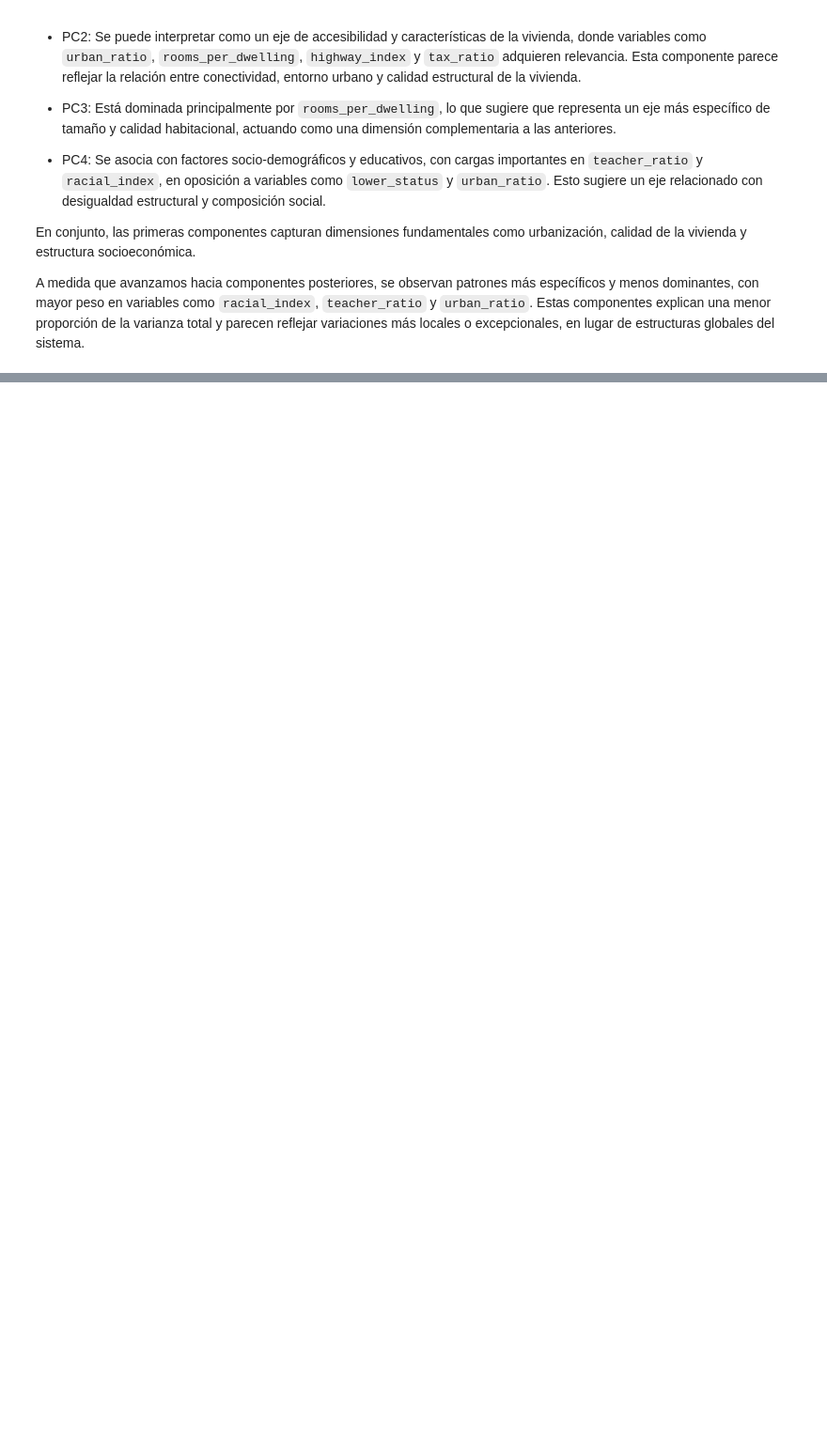
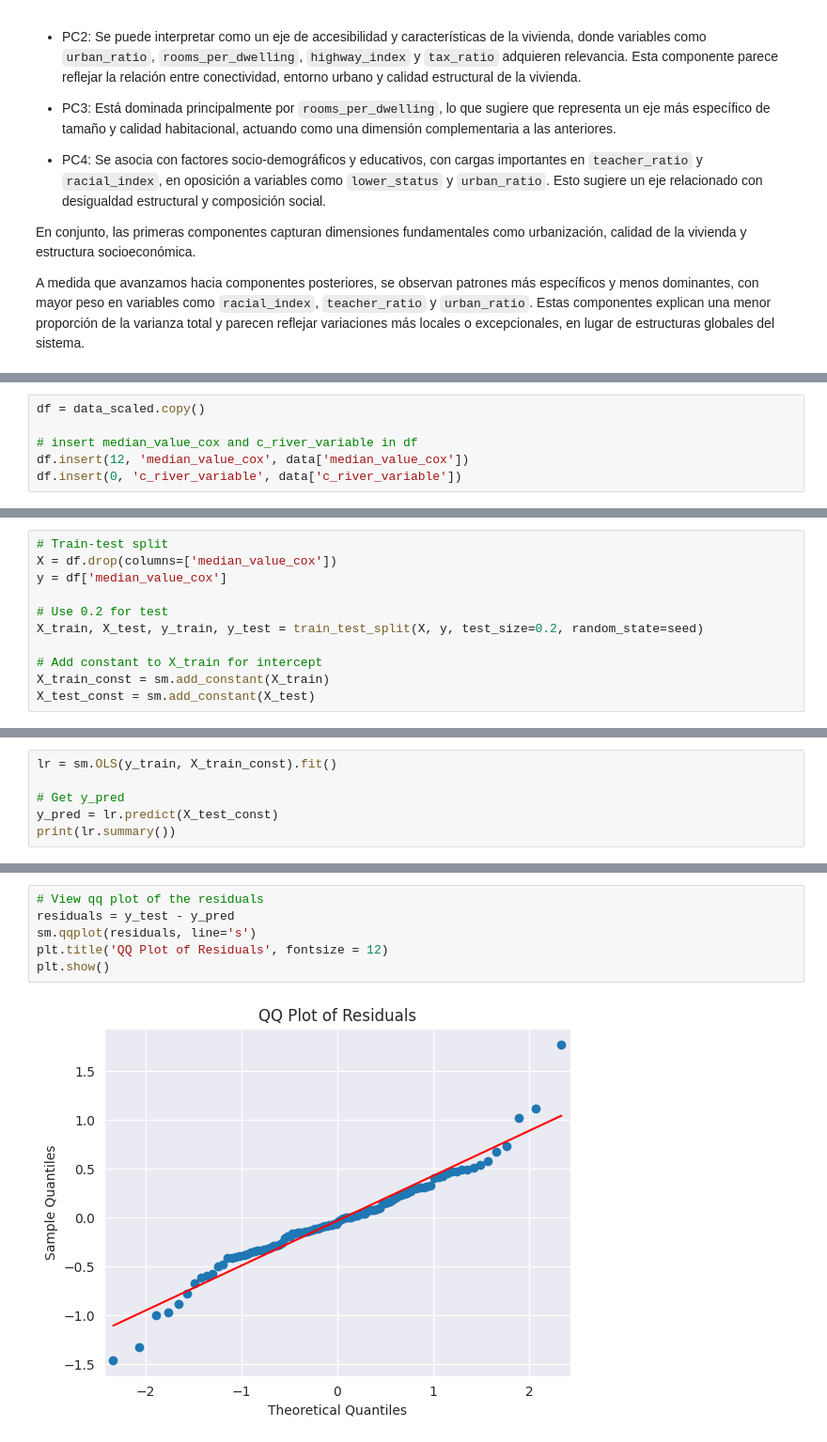
Before and after one commit to Chrissroman/md004_ha_dv, a Jupyter notebook: deliverables/MD004ChristianRomanMarinAC03.ipynb, the cells around one changed output, grey strips where cells are left out. Shown at 94% size. Saved outputs shown, nothing was run; the diff lists cells and outputs as text; blank space fills up the shorter version.

```diff
--- a/deliverables/MD004ChristianRomanMarinAC03.ipynb
+++ b/deliverables/MD004ChristianRomanMarinAC03.ipynb
@@ -346,0 +427,6 @@ Como hemos descartado anteriormente la variable categórica en `c_river_variable
+# %%
+df = data_scaled.copy()
+
+# insert median_value_cox and c_river_variable in df
+df.insert(12, 'median_value_cox', data['median_value_cox'])
+df.insert(0, 'c_river_variable', data['c_river_variable'])
@@ -346,0 +435,11 @@ Como hemos descartado anteriormente la variable categórica en `c_river_variable
+# %%
+# Train-test split
+X = df.drop(columns=['median_value_cox'])
+y = df['median_value_cox']
+
+# Use 0.2 for test
+X_train, X_test, y_train, y_test = train_test_split(X, y, test_size=0.2, random_state=seed)
+
+# Add constant to X_train for intercept
+X_train_const = sm.add_constant(X_train)
+X_test_const = sm.add_constant(X_test)
@@ -346,0 +448,6 @@ Como hemos descartado anteriormente la variable categórica en `c_river_variable
+# %%
+lr = sm.OLS(y_train, X_train_const).fit()
+
+# Get y_pred
+y_pred = lr.predict(X_test_const)
+print(lr.summary())
@@ -346,0 +517,8 @@ Como hemos descartado anteriormente la variable categórica en `c_river_variable
+# %%
+# View qq plot of the residuals
+residuals = y_test - y_pred
+sm.qqplot(residuals, line='s')
+plt.title('QQ Plot of Residuals', fontsize = 12)
+plt.show()
+# %% [output]
+[figure, added]
```
Also changed, not shown: parts of 27 cells of this notebook.
